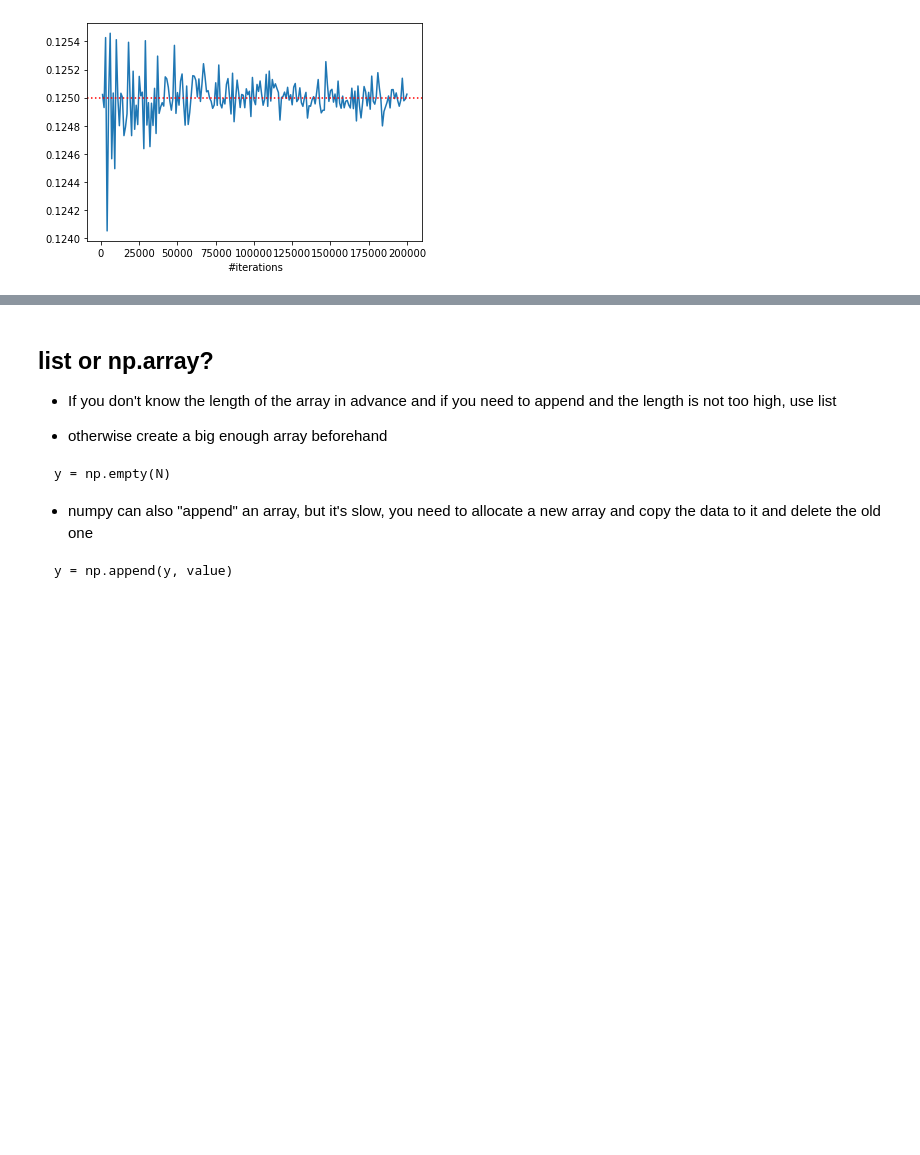
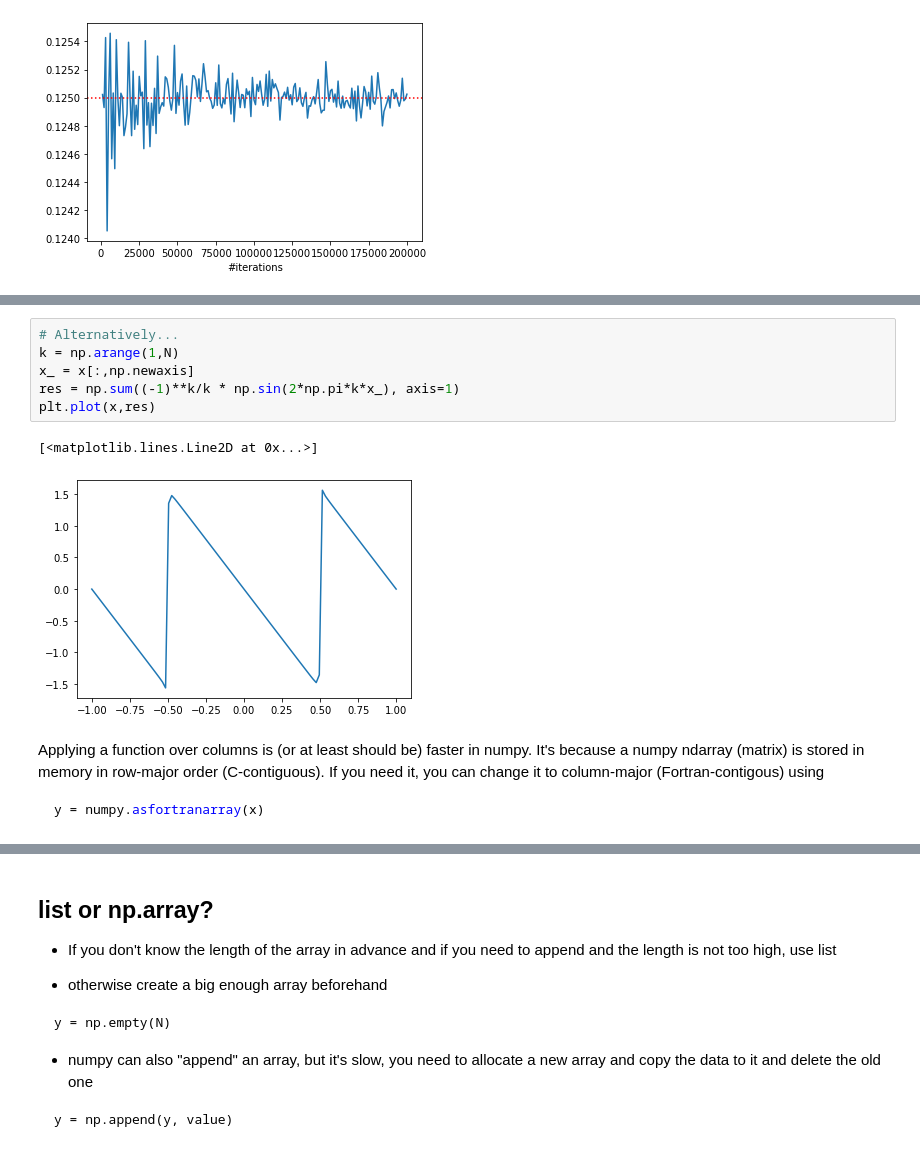
Before and after one commit to toastmaker/lectures, a Jupyter notebook: notebooks/Fast train introduction to numpy.ipynb, the cells around one changed output, grey strips where cells are left out. Saved outputs shown, nothing was run; the diff lists cells and outputs as text; blank space fills up the shorter version.

````diff
--- a/notebooks/Fast train introduction to numpy.ipynb
+++ b/notebooks/Fast train introduction to numpy.ipynb
@@ -909,0 +936,15 @@ plt.xlabel("#iterations");
+# %%
+# Alternatively...
+k = np.arange(1,N)
+x_ = x[:,np.newaxis]
+res = np.sum((-1)**k/k * np.sin(2*np.pi*k*x_), axis=1)
+plt.plot(x,res)
+# %% [output]
+[<matplotlib.lines.Line2D at 0x...>]
+[figure, added]
+# %% [markdown]
+Applying a function over columns is (or at least should be) faster in numpy. It's because a numpy ndarray (matrix) is stored in memory in row-major order (C-contiguous). If you need it, you can change it to column-major (Fortran-contigous)  using
+
+```python
+y = numpy.asfortranarray(x)
+```
````
Also changed, not shown: parts of 12 cells of this notebook.
